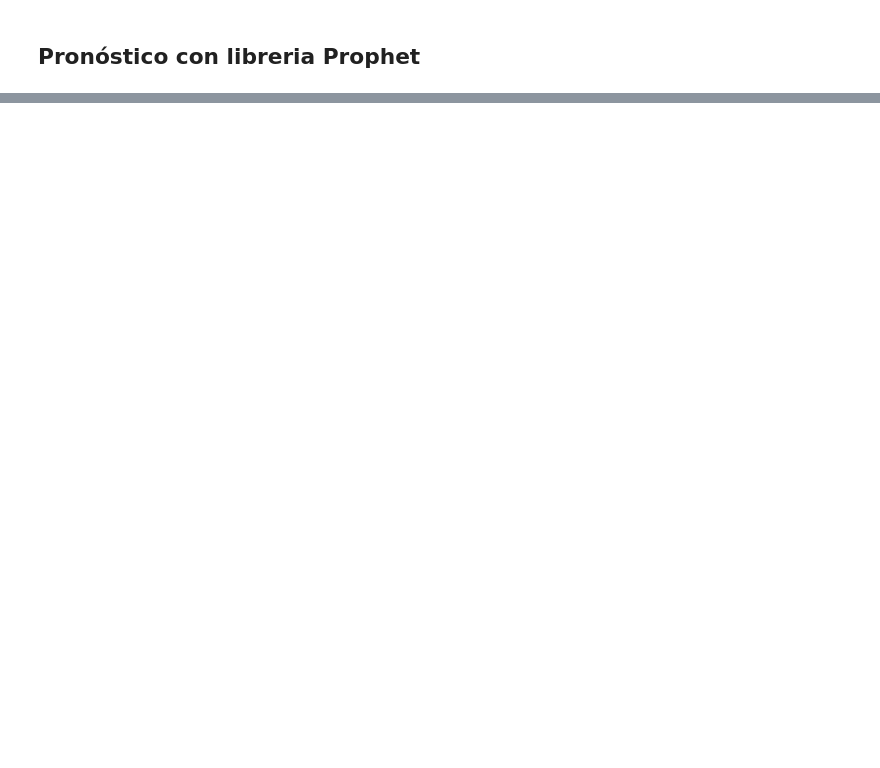
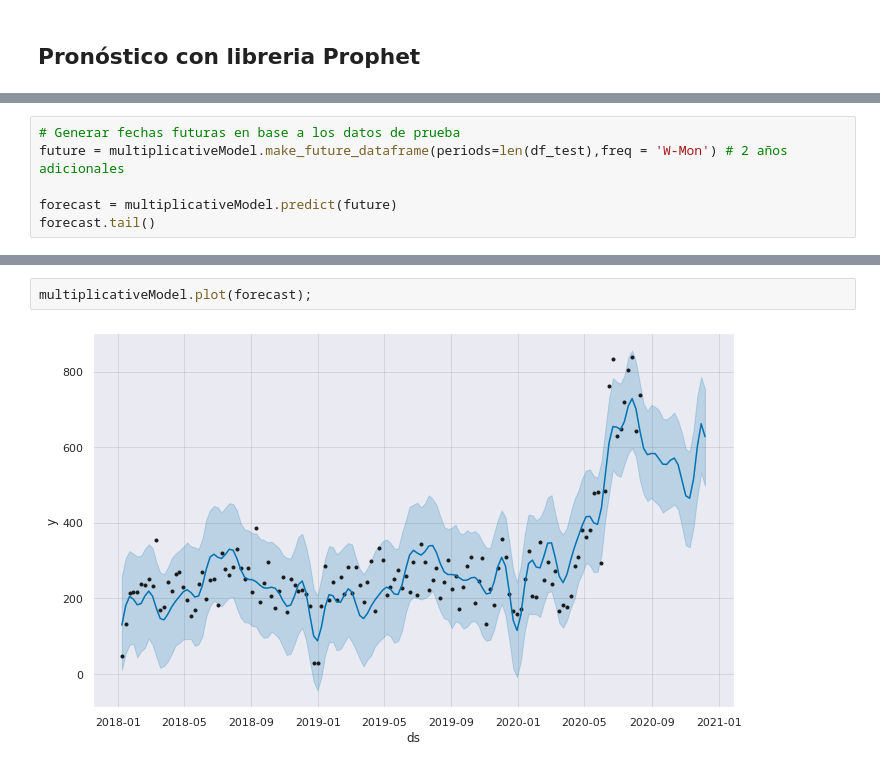
Before and after one commit to cccg8105/notebook_AD, a Jupyter notebook: Analisis/Frecuencia inscripciones/NuevasInscripciones.ipynb, the cells around one changed output, grey strips where cells are left out. Cells and saved outputs as stored; diff of their text form; blank space fills up the shorter version.

```diff
--- a/Analisis/Frecuencia inscripciones/NuevasInscripciones.ipynb
+++ b/Analisis/Frecuencia inscripciones/NuevasInscripciones.ipynb
@@ -114,0 +173,6 @@ df['ds'] = pd.to_datetime(df['ds'])
+# %%
+# Generar fechas futuras en base a los datos de prueba
+future = multiplicativeModel.make_future_dataframe(periods=len(df_test),freq = 'W-Mon') # 2 años adicionales
+
+forecast = multiplicativeModel.predict(future)
+forecast.tail()
@@ -114,0 +186,4 @@ df['ds'] = pd.to_datetime(df['ds'])
+# %%
+multiplicativeModel.plot(forecast);
+# %% [output]
+[figure, added]
```
Also changed, not shown: parts of 14 cells of this notebook.
